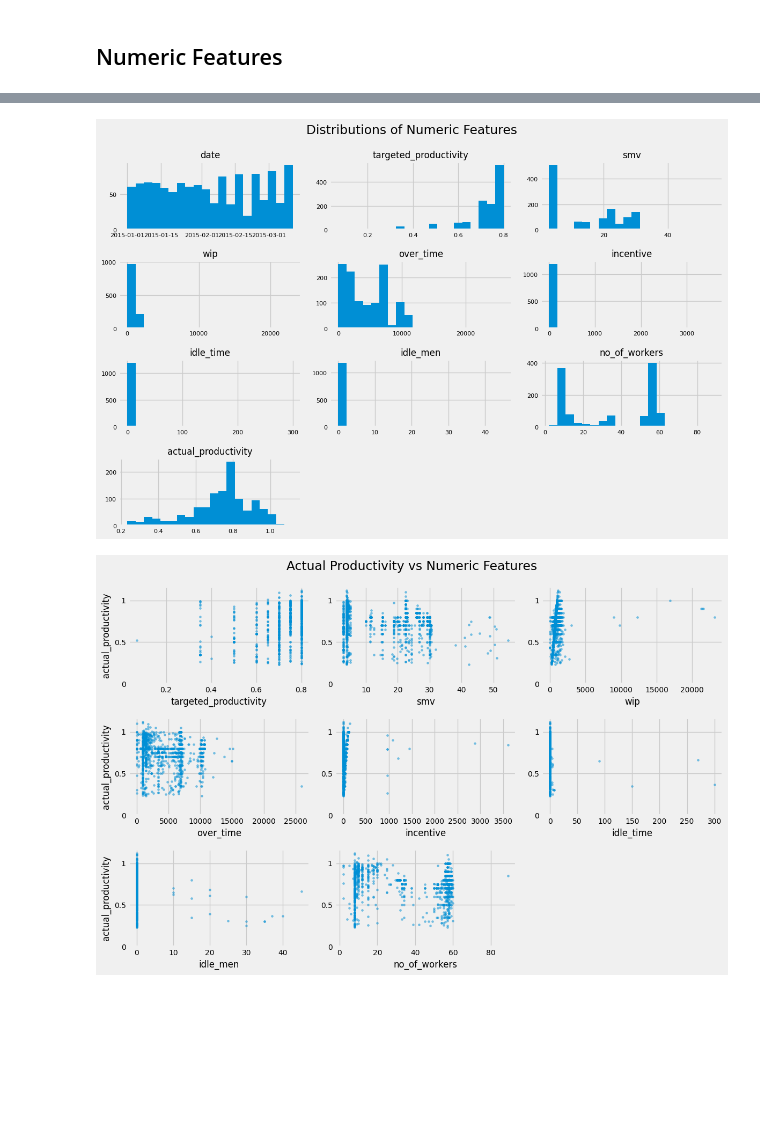
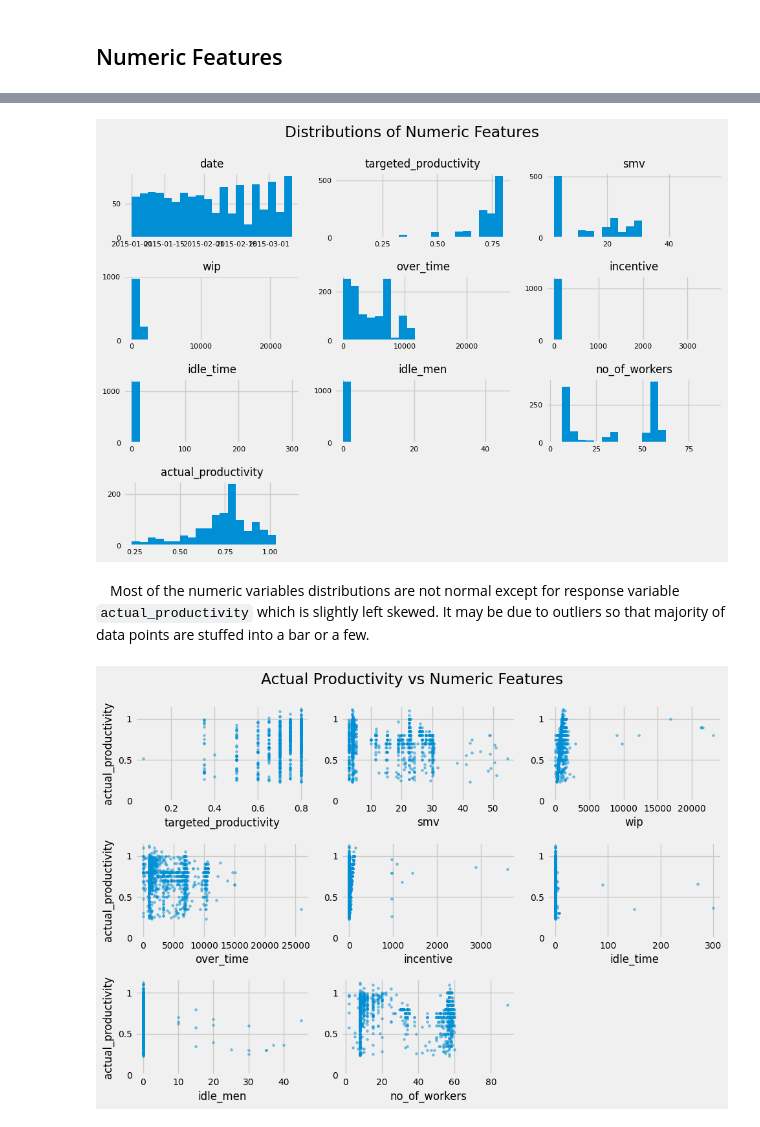
Before and after one commit to moscmh/productivity-prediction, a Jupyter notebook: garment.ipynb, the cells around one changed output, grey strips where cells are left out. Cells and saved outputs as stored; diff of their text form; code cells hidden in the pictures; blank space fills up the shorter version.

```diff
--- a/garment.ipynb
+++ b/garment.ipynb
@@ -176,15 +228,17 @@ cats = ['quarter', 'department', 'day', 'team', 'no_of_style_change']
 # %%
 # Begins with distributions in histograms
-fig = Xy[nums].hist(figsize=(12,8), xlabelsize=8, ylabelsize=8, bins=20)
+fig = Xy[nums].hist(figsize=(10,7), xlabelsize=8, ylabelsize=8, bins=20)
 [x.title.set_size(12) for x in fig.ravel()]
 plt.suptitle("Distributions of Numeric Features")
 plt.tight_layout()
 plt.show()
 # %% [output]
-[figure, old version]
+[figure, new version]
+# %% [markdown]
+&emsp;Most of the numeric variables distributions are not normal except for response variable `actual_productivity` which is slightly left skewed. It may be due to outliers so that majority of data points are stuffed into a bar or a few.
 # %%
 # Relationships between response variable vs numeric features
-fig, axes = plt.subplots(3,3, figsize=(12,8))
+fig, axes = plt.subplots(3,3, figsize=(10,7))
 for i, n in enumerate(nums[1:-1]):
     ax = axes.ravel()[i]
     ax.scatter(n, "actual_productivity", data=Xy, alpha=.5, s=7)
@@ -200,4 +254,4 @@ fig.suptitle("Actual Productivity vs Numeric Features")
 fig.tight_layout()
 plt.show()
 # %% [output]
-[figure, old version]
+[figure, new version]
```
Also changed, not shown: parts of 10 cells of this notebook.
